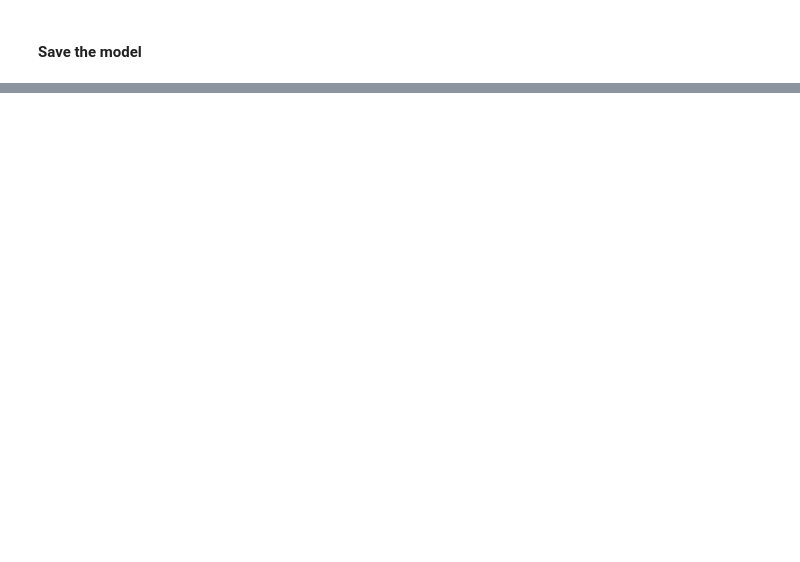
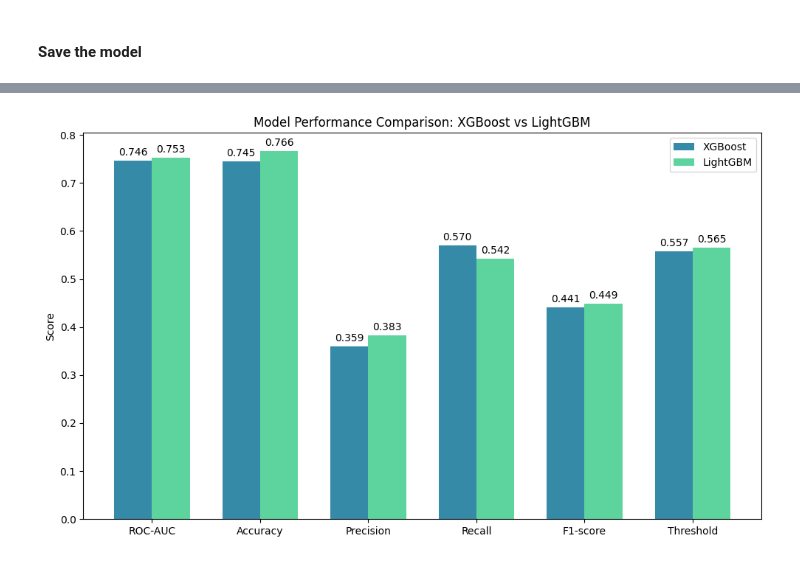
Before and after one commit to GuilhermeDellatin/fiap-machine-learning-tech-challenge-3, a Jupyter notebook: flight-classifier.ipynb, the cells around one changed output, grey strips where cells are left out. Drawn from its saved outputs; the diff is of its cells as text; code cells hidden in the pictures; blank space fills up the shorter version.

```diff
--- a/flight-classifier.ipynb
+++ b/flight-classifier.ipynb
@@ -167,0 +120,4 @@ X_test  = X_test[final_features]
+# %%
+encoder = DataEncoder()
+X_train = encoder.fit_transform(X_train, y_train)
+X_test = encoder.transform(X_test)
@@ -422,0 +411,3 @@ joblib.dump(best_lgbm, "saved_models/lgbm_flight_delay_optimized.joblib")
+# %%
+xgb_loaded = xgb.XGBClassifier()
+xgb_loaded.load_model("saved_models/xgb_flight_delay_optimized.json")
@@ -422,0 +416,2 @@ joblib.dump(best_lgbm, "saved_models/lgbm_flight_delay_optimized.joblib")
+# %%
+lgbm_loaded = joblib.load("saved_models/lgbm_flight_delay_optimized.joblib")
@@ -422,0 +495,8 @@ joblib.dump(best_lgbm, "saved_models/lgbm_flight_delay_optimized.joblib")
+# %%
+X_tr, X_val, y_tr, y_val = train_test_split(
+    X_train,
+    y_train,
+    test_size=0.2,
+    stratify=y_train,
+    random_state=42
+)
@@ -422,0 +534,45 @@ joblib.dump(best_lgbm, "saved_models/lgbm_flight_delay_optimized.joblib")
+# %%
+
+# Metrics to plot (order matters)
+metrics = list(xgb_metrics.keys())
+
+# Extract values dynamically
+xgb_vals = [xgb_metrics[m] for m in metrics]
+lgbm_vals = [lgbm_metrics[m] for m in metrics]
+
+# Bar positions
+x = np.arange(len(metrics))
+width = 0.35
+
+# Create plot
+fig, ax = plt.subplots(figsize=(10, 6))
+rects1 = ax.bar(x - width / 2, xgb_vals, width, label="XGBoost", color="#348aa7")
+rects2 = ax.bar(x + width / 2, lgbm_vals, width, label="LightGBM", color="#5dd39e")
+
+# Labels and title
+ax.set_ylabel("Score")
+ax.set_title("Model Performance Comparison: XGBoost vs LightGBM")
+ax.set_xticks(x)
+ax.set_xticklabels(metrics)
+ax.legend()
+
+# Add value labels
+def autolabel(rects):
+    for rect in rects:
+        height = rect.get_height()
+        ax.annotate(
+            f"{height:.3f}",
+            xy=(rect.get_x() + rect.get_width() / 2, height),
+            xytext=(0, 3),
+            textcoords="offset points",
+            ha="center",
+            va="bottom"
+        )
+
+autolabel(rects1)
+autolabel(rects2)
+
+plt.tight_layout()
+plt.show()
+# %% [output]
+[figure, added]
```
Also changed, not shown: parts of 40 cells of this notebook, 6 other files.
